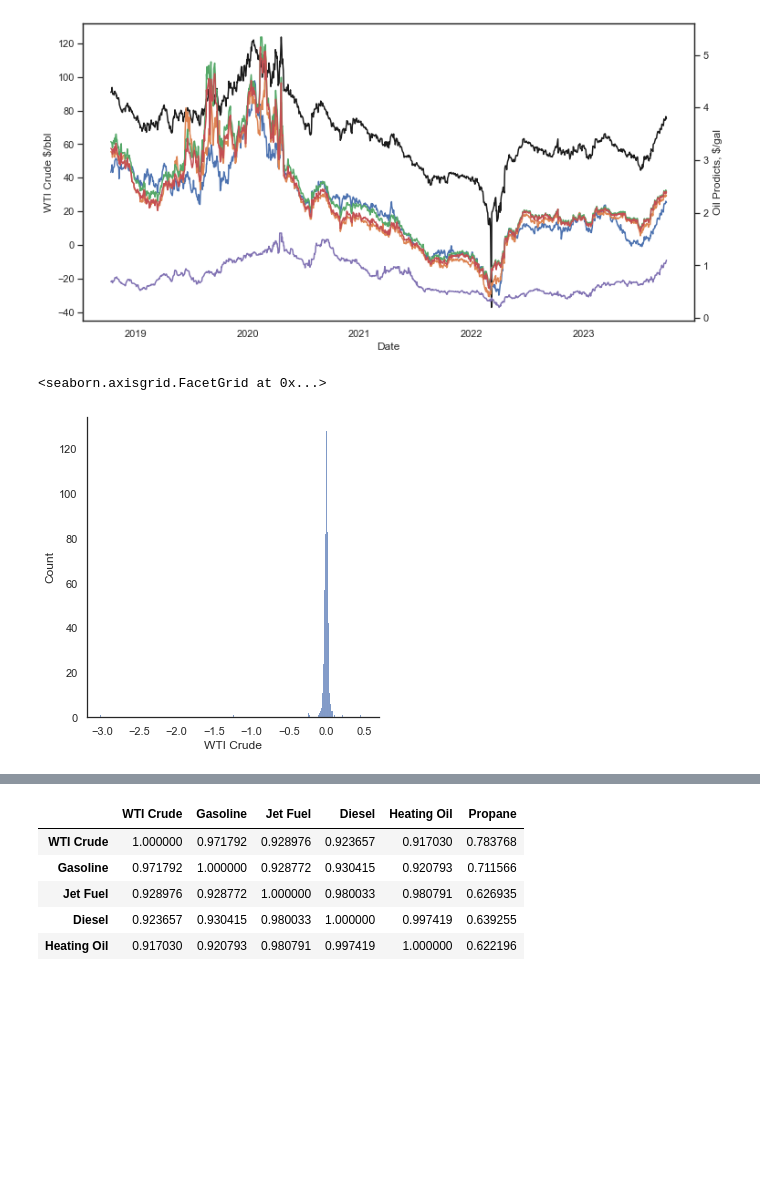
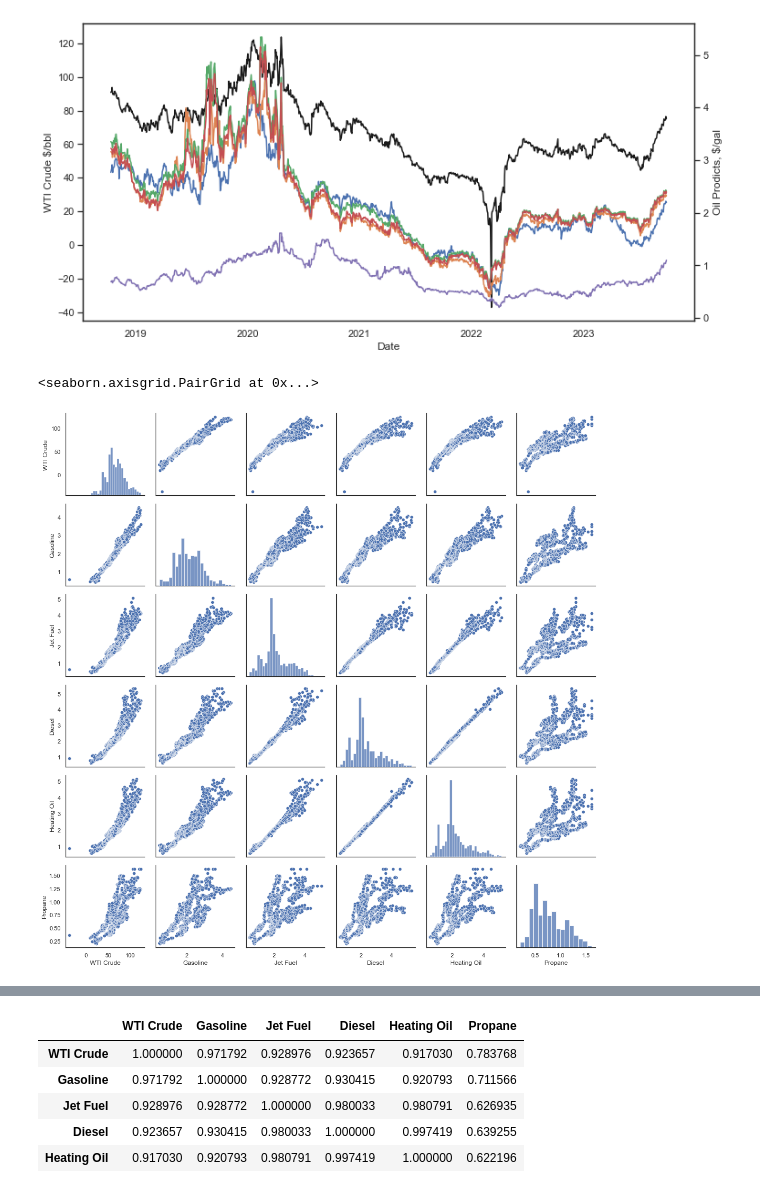
Before and after one commit to timdanilov/capstone-project, a Jupyter notebook: capstone.ipynb, the cells around one changed output, grey strips where cells are left out. Drawn from its saved outputs; the diff is of its cells as text; code cells hidden in the pictures; blank space fills up the shorter version.

```diff
--- a/capstone.ipynb
+++ b/capstone.ipynb
@@ -124,9 +127,10 @@ for column in ['Gasoline', 'Jet Fuel', 'Diesel', 'Heating Oil', 'Propane']:
 plt.show()
 # %% [output]
 [figure]
-# %%
-returns_df = oil_products_df.pct_change()
-sns.displot(returns_df.iloc[1:], x="WTI Crude")
-# %% [output]
-<seaborn.axisgrid.FacetGrid at 0x...>
-[figure, removed]
+# %%
+g = sns.PairGrid(oil_products_df)
+g.map_diag(sns.histplot)
+g.map_offdiag(sns.scatterplot)
+# %% [output]
+<seaborn.axisgrid.PairGrid at 0x...>
+[figure, added]
```
Also changed, not shown: parts of 5 cells of this notebook.
